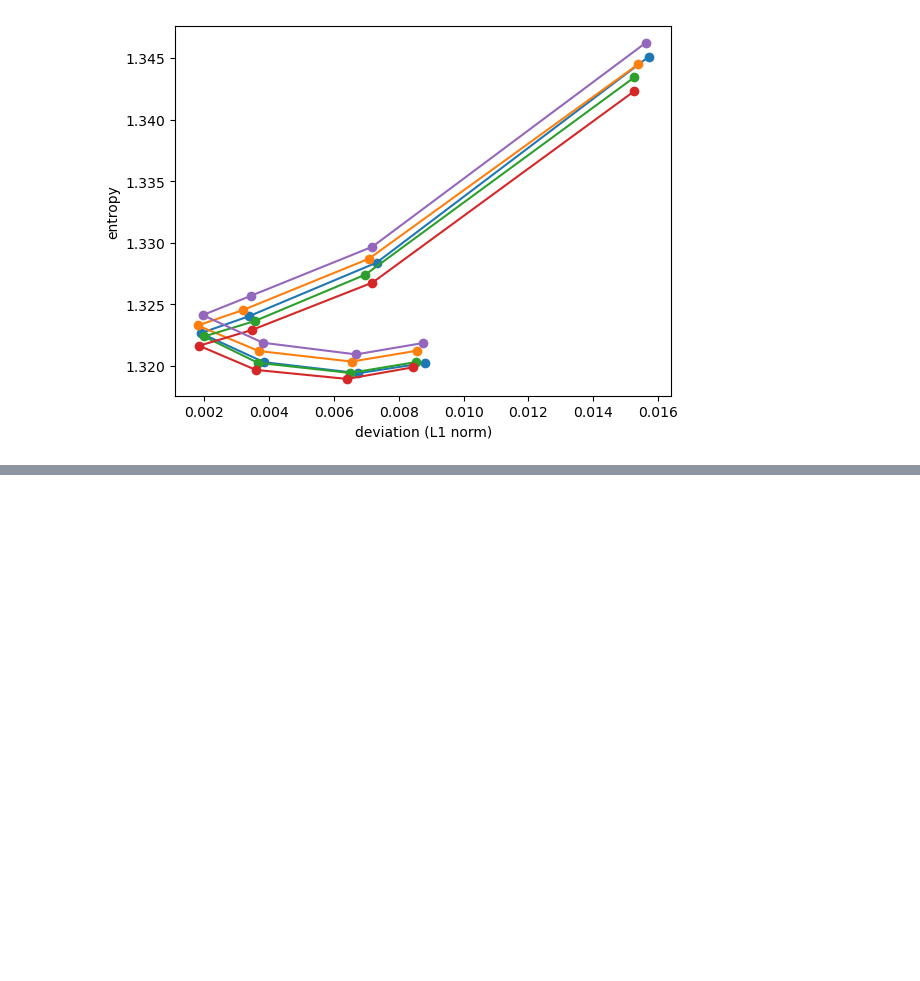
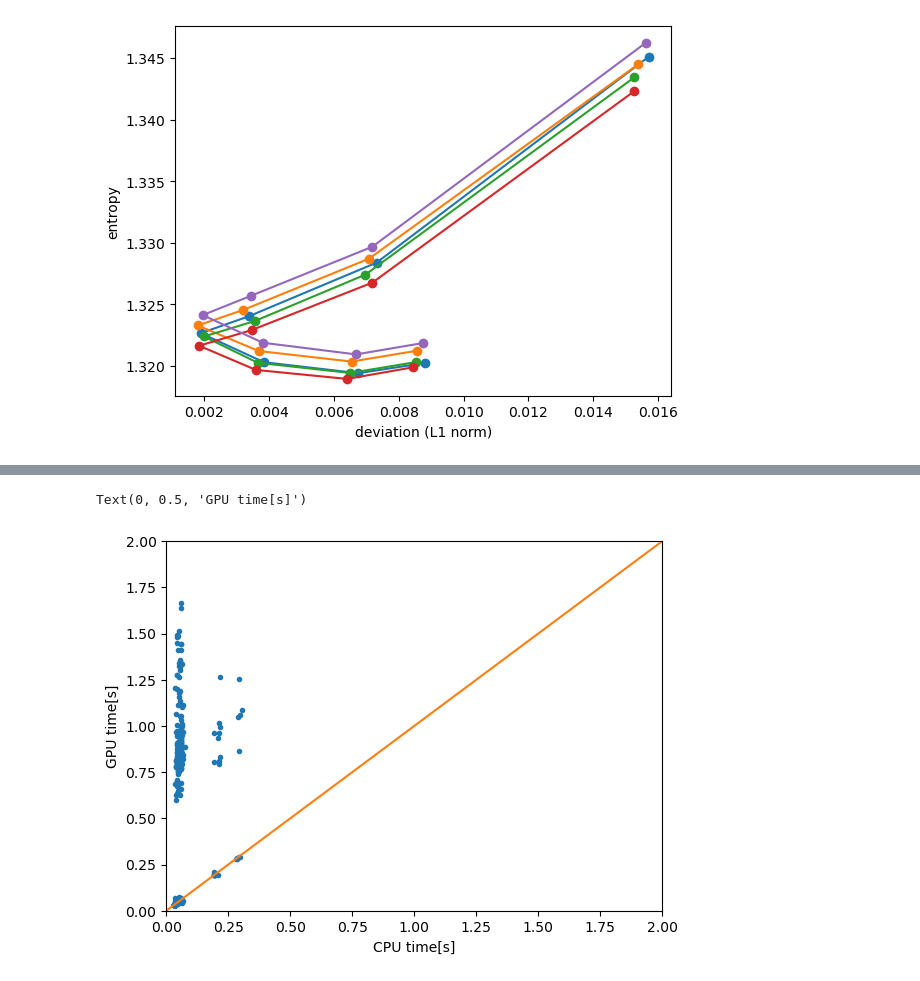
Before and after one commit to yfukai/BaSiCpy, a Jupyter notebook: misc_notebooks/analysis_for_publication/002a_benchmark_with_synthesized_data.ipynb, the cells around one changed output, grey strips where cells are left out. Cells and saved outputs as stored; diff of their text form; code cells hidden in the pictures; blank space fills up the shorter version.

Commit message:
synthesized_data

```diff
--- a/misc_notebooks/analysis_for_publication/002a_benchmark_with_synthesized_data.ipynb
+++ b/misc_notebooks/analysis_for_publication/002a_benchmark_with_synthesized_data.ipynb
@@ -695,3 +699,14 @@ for vals, grp in  estimated_parameters_df.groupby(keys):
     break
 # %% [output]
 [figure]
+# %%
+b = BaSiC(
+    get_darkfield=False,
+)
+estimated_parameters2 = []
+b_cpu = BaSiC(
+    get_darkfield=False,
+)
+# %%
+parameters_df=pd.read_csv(path.join(workdir,"wo_darkfield_parameters.csv"),index_col=0)
+#parameters_df = parameters_df.iloc[:900]
@@ -697,0 +776,3 @@ for vals, grp in  estimated_parameters_df.groupby(keys):
+# %%
+estimated_parameters_df2 = pd.DataFrame.from_records(estimated_parameters2).reset_index(drop=True)
+estimated_parameters_df2
@@ -697,0 +793,13 @@ for vals, grp in  estimated_parameters_df.groupby(keys):
+# %%
+plt.plot(
+    estimated_parameters_df2["time_cpu"],
+    estimated_parameters_df2["time_gpu"],"."
+)
+plt.xlim(0,2)
+plt.ylim(0,2)
+plt.plot([0,2],[0,2])
+plt.xlabel("CPU time[s]")
+plt.ylabel("GPU time[s]")
+# %% [output]
+Text(0, 0.5, 'GPU time[s]')
+[figure, added]
```
Also changed, not shown: parts of 5 cells of this notebook.
